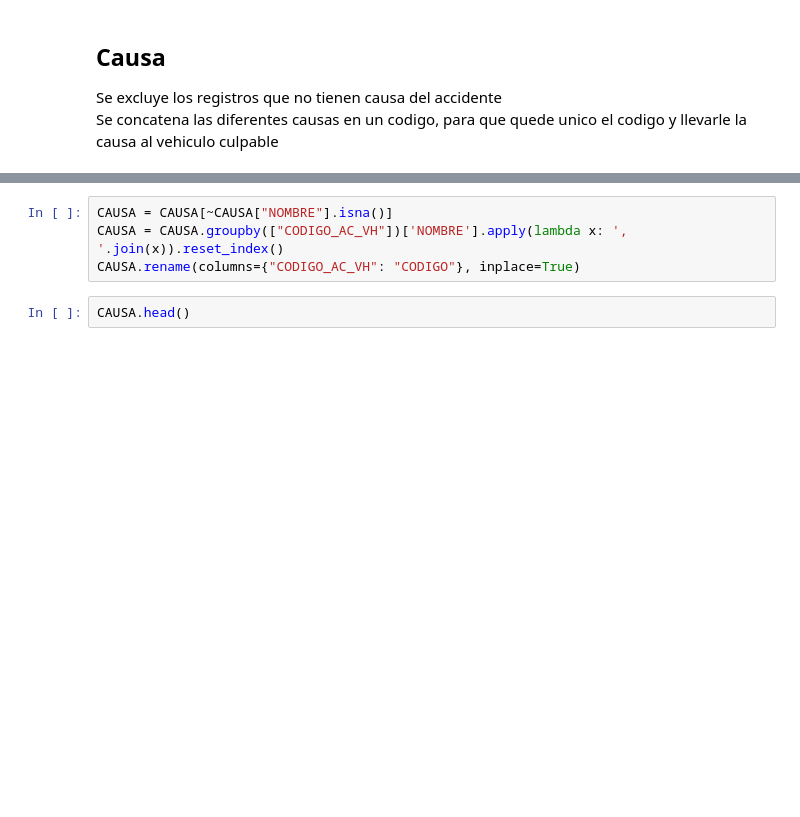
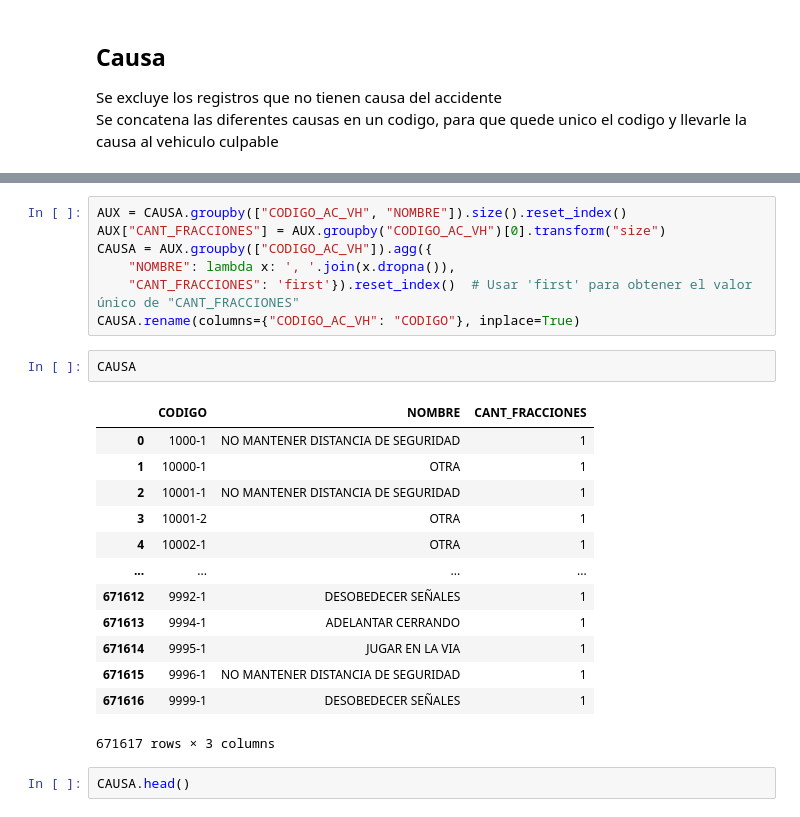
Before and after one commit to santiago-higuitau/ml_accident_bgta, a Jupyter notebook: notebooks/03_Analisis descriptivo.ipynb, the cells around one changed output, grey strips where cells are left out. Drawn from its saved outputs; the diff is of its cells as text; blank space fills up the shorter version.

```diff
--- a/notebooks/03_Analisis descriptivo.ipynb
+++ b/notebooks/03_Analisis descriptivo.ipynb
@@ -300,7 +317,26 @@ Se concatena las diferentes causas en un codigo, para que quede unico el codigo
 # %%
-CAUSA = CAUSA[~CAUSA["NOMBRE"].isna()]
-CAUSA = CAUSA.groupby(["CODIGO_AC_VH"])['NOMBRE'].apply(lambda x: ', '.join(x)).reset_index()
+AUX = CAUSA.groupby(["CODIGO_AC_VH", "NOMBRE"]).size().reset_index()
+AUX["CANT_FRACCIONES"] = AUX.groupby("CODIGO_AC_VH")[0].transform("size")
+CAUSA = AUX.groupby(["CODIGO_AC_VH"]).agg({
+    "NOMBRE": lambda x: ', '.join(x.dropna()),
+    "CANT_FRACCIONES": 'first'}).reset_index()  # Usar 'first' para obtener el valor único de "CANT_FRACCIONES"
 CAUSA.rename(columns={"CODIGO_AC_VH": "CODIGO"}, inplace=True)
+# %%
+CAUSA
+# %% [output]
+|  | CODIGO | NOMBRE | CANT_FRACCIONES |
+| 0 | 1000-1 | NO MANTENER DISTANCIA DE SEGURIDAD | 1 |
+| 1 | 10000-1 | OTRA | 1 |
+| 2 | 10001-1 | NO MANTENER DISTANCIA DE SEGURIDAD | 1 |
+| 3 | 10001-2 | OTRA | 1 |
+| 4 | 10002-1 | OTRA | 1 |
+| ... | ... | ... | ... |
+| 671612 | 9992-1 | DESOBEDECER SEÑALES | 1 |
+| 671613 | 9994-1 | ADELANTAR CERRANDO | 1 |
+| 671614 | 9995-1 | JUGAR EN LA VIA | 1 |
+| 671615 | 9996-1 | NO MANTENER DISTANCIA DE SEGURIDAD | 1 |
+| 671616 | 9999-1 | DESOBEDECER SEÑALES | 1 |
+671617 rows × 3 columns
 # %%
 CAUSA.head()
 # %% [output]
```
Also changed, not shown: parts of 7 cells of this notebook.
